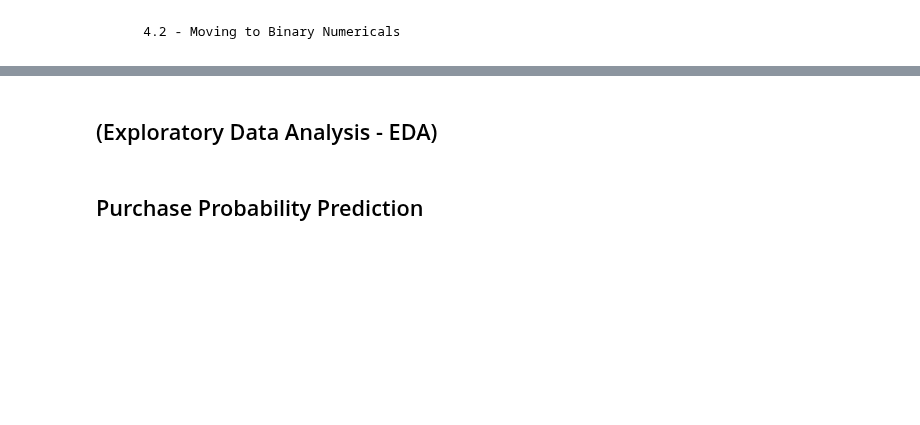
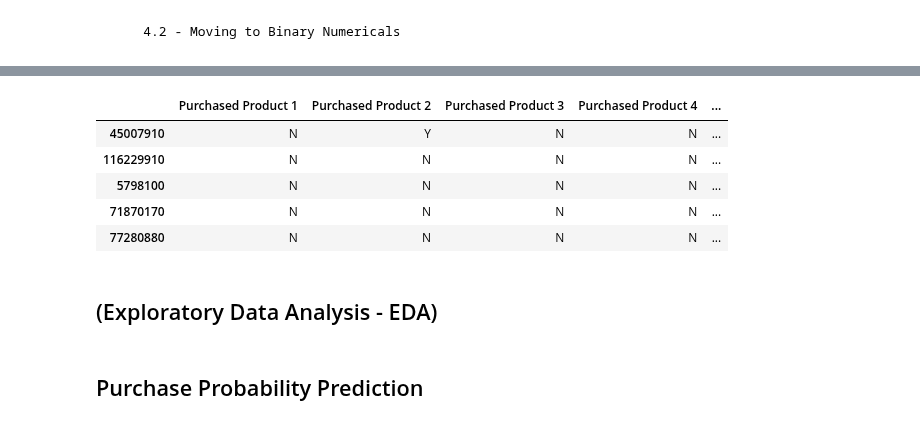
Before and after one commit to mllogeo/MLPGD_Capstone_Project, a Jupyter notebook: scripts/main.ipynb, the cells around one changed output, grey strips where cells are left out. Drawn from its saved outputs; the diff is of its cells as text; code cells hidden in the pictures; blank space fills up the shorter version.

```diff
--- a/scripts/main.ipynb
+++ b/scripts/main.ipynb
@@ -664,0 +961,4 @@ checkpoint_2[sequence[1]]['Email Available'] = checkpoint_2[sequence[1]]['Email
+# %%
+mail_var = ['Mail Responder', 'Opt-Out - Publication'] # mail columns
+
+checkpoint_2[sequence[3]]['Email Correspondent'] = 0 # new mail information column
@@ -664,0 +967,4 @@ checkpoint_2[sequence[1]]['Email Available'] = checkpoint_2[sequence[1]]['Email
+# %%
+checkpoint_2[sequence[3]]['Home Renter'] = 0 # Household rents a home
+
+checkpoint_2[sequence[3]]['No Home Ownership Info'] = 0 # no info about it
@@ -664,0 +983,30 @@ checkpoint_2[sequence[1]]['Email Available'] = checkpoint_2[sequence[1]]['Email
+# %%
+for idx in tqdm_notebook(checkpoint_2[sequence[3]].index, desc='Process Progress'): # For each row
+    for c in checkpoint_2[sequence[3]].columns: # For all columns on the given dataframe
+
+        possible_values = list(Counter(checkpoint_2[sequence[3]][c].values).keys()) # list of possible values for the given column
+
+        if ~np.isnan(checkpoint_2[sequence[3]][c][idx]): # if the given Household Key has not a null value for the given column
+
+
+            if ('N' in possible_values) or ('Y' in possible_values) or ('NY' in possible_values): # if any possible 'Y', 'N', or 'NY' (sum of both possible mode answers) is on the given column
+
+                if (checkpoint_2[sequence[3]][c][idx] == 'N'): # if the given Household Key has a null value or 'N' for the given column
+
+                    checkpoint_2[sequence[3]].at[idx, c] = 0 # we replace it by zero
+
+                else:
+
+                    checkpoint_2[sequence[3]].at[idx, c] = 1 # we replace it by zero
+
+            elif ('Yes' in possible_values) or ('No' in possible_values) or ('NoYes' in possible_values): # if any possible 'Yes', 'No', or 'NoYes'(sum of both possible mode answers) is on the given column --> in this case we have entered in the Mail Responder column
+
+                if (checkpoint_2[sequence[3]][c][idx] == 'Yes') or (checkpoint_2[sequence[3]][c][idx] == 'NoYes'):
+
+                    checkpoint_2[sequence[3]].at[idx, c] = 1
+
+                else:
+
+                    checkpoint_2[sequence[3]].at[idx, c] = 0
+
+            elif ('Home Owner' in possible_values) or ('Probable Home Owner' in possible_values) or ('Probable Renter' in possible_values) or ('Renter' in possible_values): # if any possible 'Home Owner', 'Probable Home Owner', 'Probable Renter', or 'Renter' (sum of both possible mode answers) is on the given column --> in this case we have entered in the Mail Responder column
@@ -665,3 +1015,16 @@ checkpoint_2[sequence[1]]['Email Available'] = checkpoint_2[sequence[1]]['Email
+# %%
+           if np.isnan(checkpoint_2[sequence[3]][c][idx]): # if the given Household Key has a null value for the Mail Responder column
+
+                checkpoint_2[sequence[3]].at[idx, c] = checkpoint_2[sequence[0]]['Email Available'][idx] # we resort to the Email Available column to predict the null value for the given Household Key
+# %%
+checkpoint_2[sequence[3]].head()
+# %% [output]
+|  | Purchased Product 1 | Purchased Product 2 | Purchased Product 3 | Purchased Product 4 | ... |
+| 45007910 | N | Y | N | N | ... |
+| 116229910 | N | N | N | N | ... |
+| 5798100 | N | N | N | N | ... |
+| 71870170 | N | N | N | N | ... |
+| 77280880 | N | N | N | N | ... |
 # %% [markdown]
 ## (Exploratory Data Analysis - EDA)
 # %% [markdown]
```
Also changed, not shown: parts of 74 cells of this notebook.
